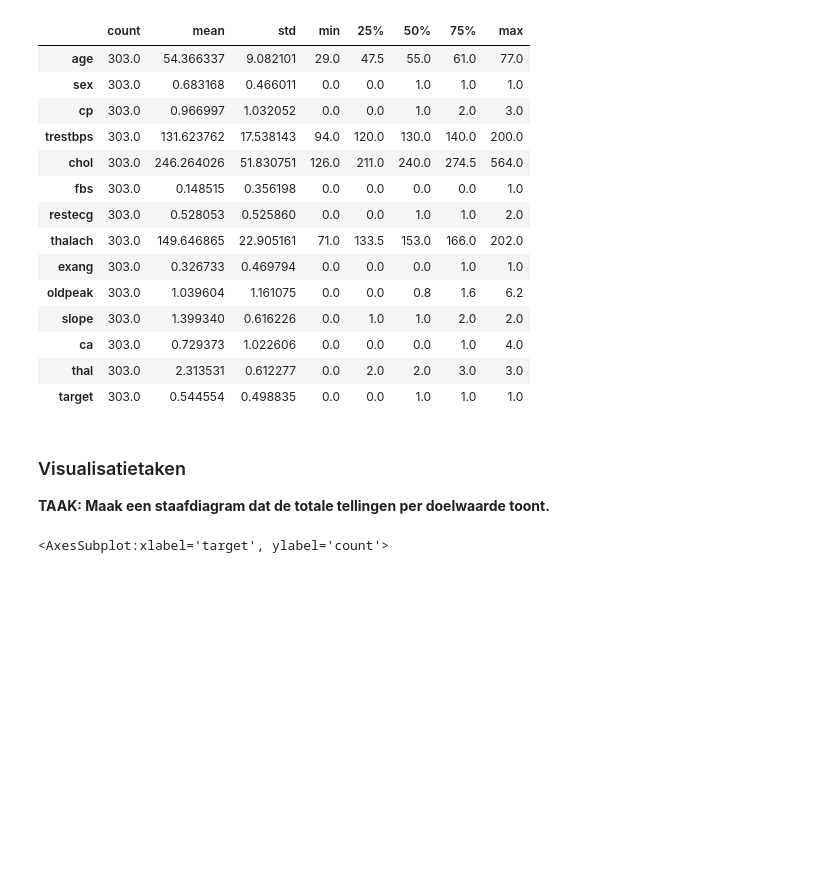
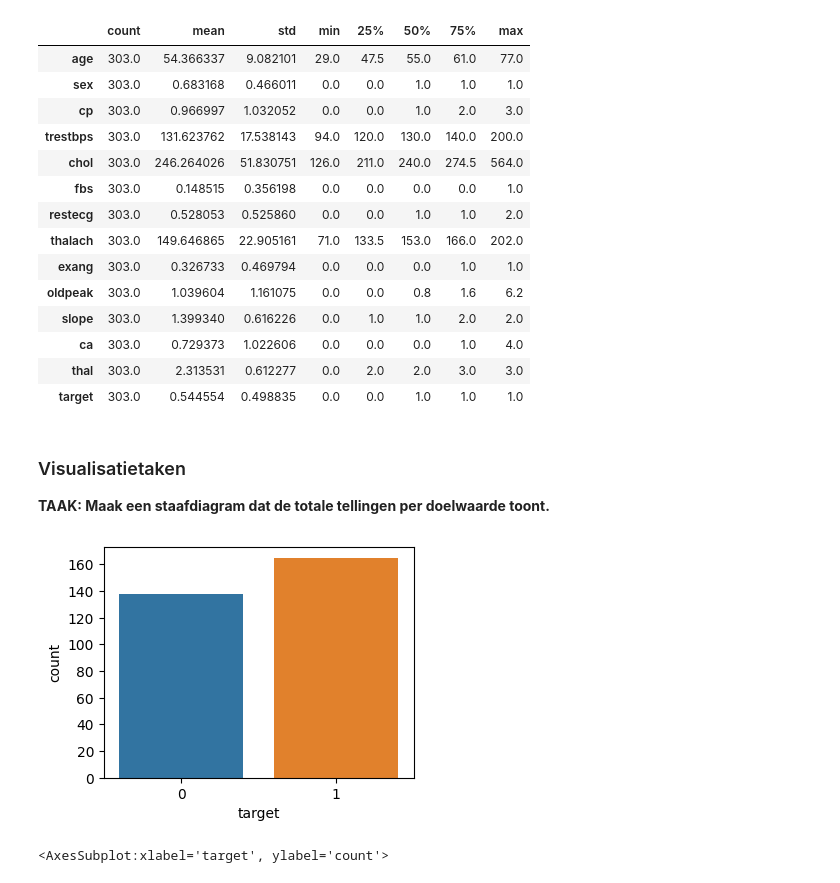
Before and after one commit to montypie/DS_Projects, a Jupyter notebook: exams/Regression/Logistic-Regression-Opdracht_YK.ipynb, the cells around one changed output. Cells and saved outputs as stored; diff of their text form; code cells hidden in the pictures; blank space fills up the shorter version.

```diff
--- a/exams/Regression/Logistic-Regression-Opdracht_YK.ipynb
+++ b/exams/Regression/Logistic-Regression-Opdracht_YK.ipynb
@@ -49,7 +49,7 @@ V.A. Medical Center, Long Beach and Cleveland Clinic Foundation: Robert Detrano,
 
 **TAAK: Voer de cel hieronder uit om de gegevens in te lezen.**
 # %%
-df = pd.read_csv('../data/heart.csv')
+df = pd.read_csv('../../2_Regression/data/heart.csv')
 # %%
 df.head()
 # %% [output]
@@ -152,3 +150,10 @@ df.describe().T
+# %%
+plt.figure(figsize=(4, 3))
+sns.countplot(data=df, x='target', hue='target', legend=False)
+plt.yticks(np.arange(0, 170, 20))
+plt.show()
+# %% [output]
+[figure, added]
 # %%
 # %% [output]
 <AxesSubplot:xlabel='target', ylabel='count'>
```
Also changed, not shown: parts of 5 cells of this notebook.
